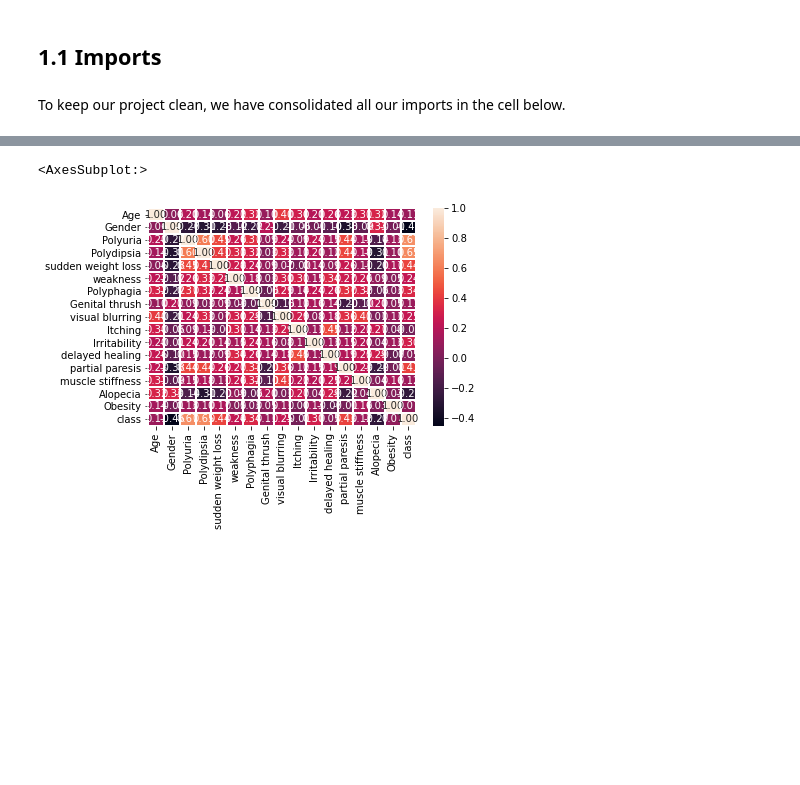
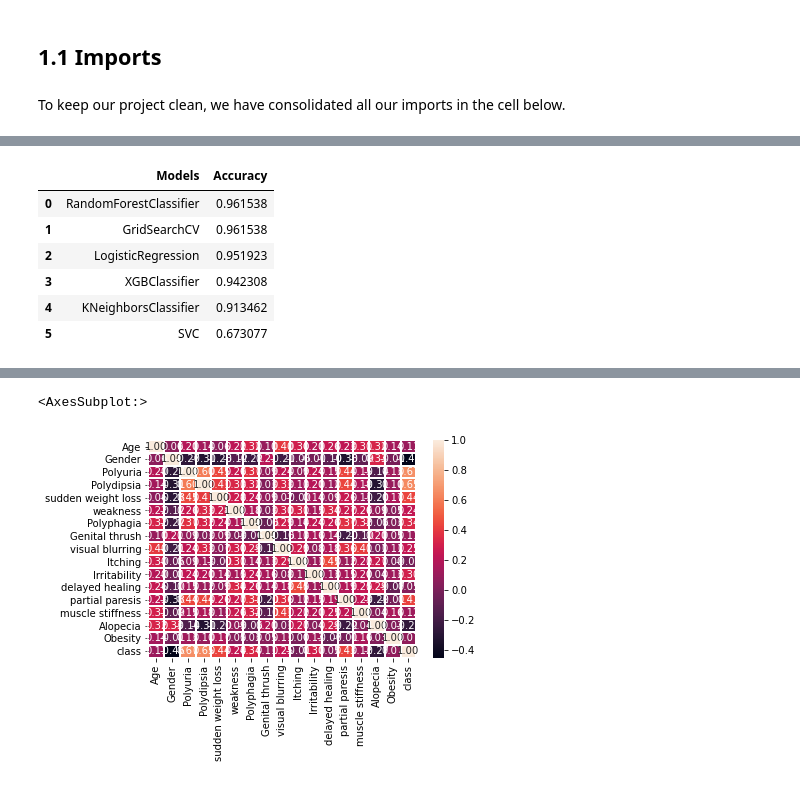
Before and after one commit to jeff1hwang/PIC16B_Diabetes_Prediction_Project, a Jupyter notebook: Diabetes-Prediction-Modeling.ipynb, the cells around one changed output, grey strips where cells are left out. Drawn from its saved outputs; the diff is of its cells as text; code cells hidden in the pictures; blank space fills up the shorter version.

```diff
--- a/Diabetes-Prediction-Modeling.ipynb
+++ b/Diabetes-Prediction-Modeling.ipynb
@@ -53,0 +124,13 @@ X_test, y_test = prep_penguins_data(test)
+# %%
+models = models.sort_values(by=['Accuracy'],ascending=False).reset_index().drop('index',axis=1)
+best = models['Models'][0]
+models['Models']=models['Models'].astype(str).str.split("(", n = 2, expand = True)[0]
+models
+# %% [output]
+|  | Models | Accuracy |
+| 0 | RandomForestClassifier | 0.961538 |
+| 1 | GridSearchCV | 0.961538 |
+| 2 | LogisticRegression | 0.951923 |
+| 3 | XGBClassifier | 0.942308 |
+| 4 | KNeighborsClassifier | 0.913462 |
+| 5 | SVC | 0.673077 |
```
Also changed, not shown: parts of 39 cells of this notebook.
